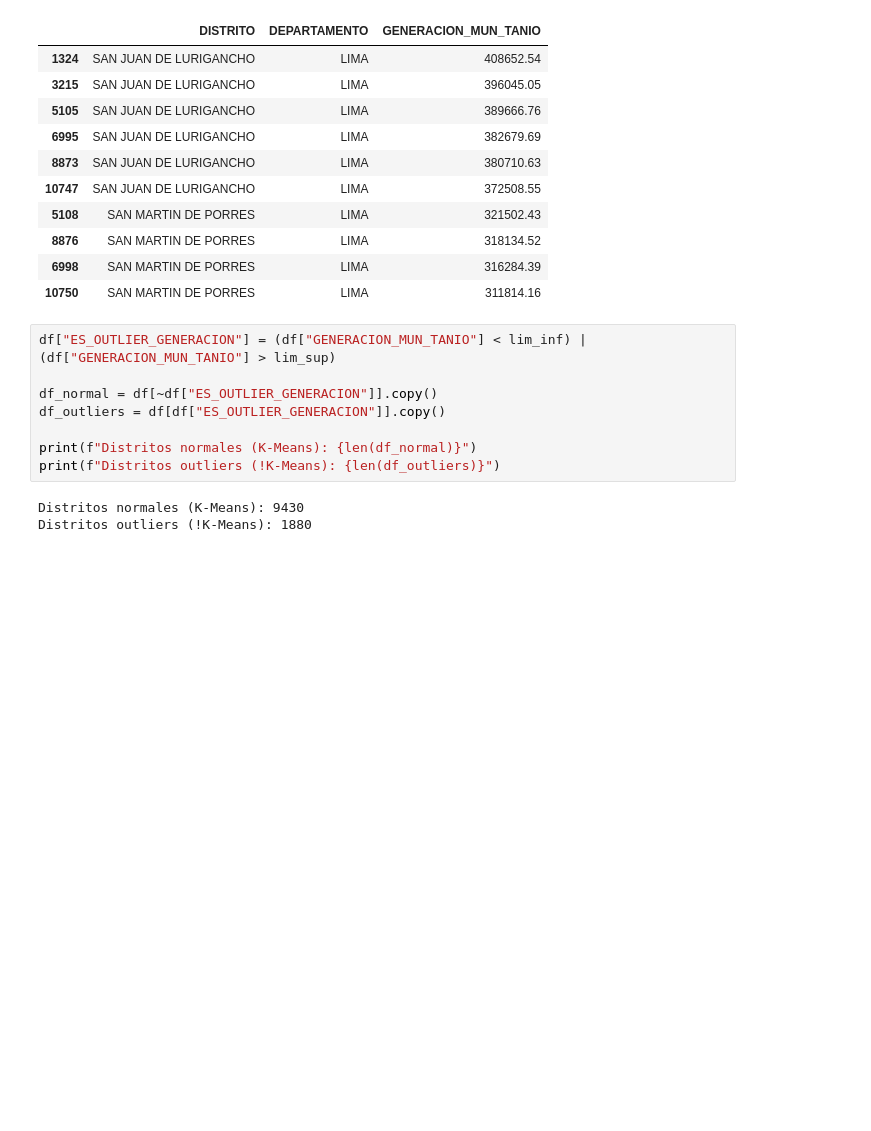
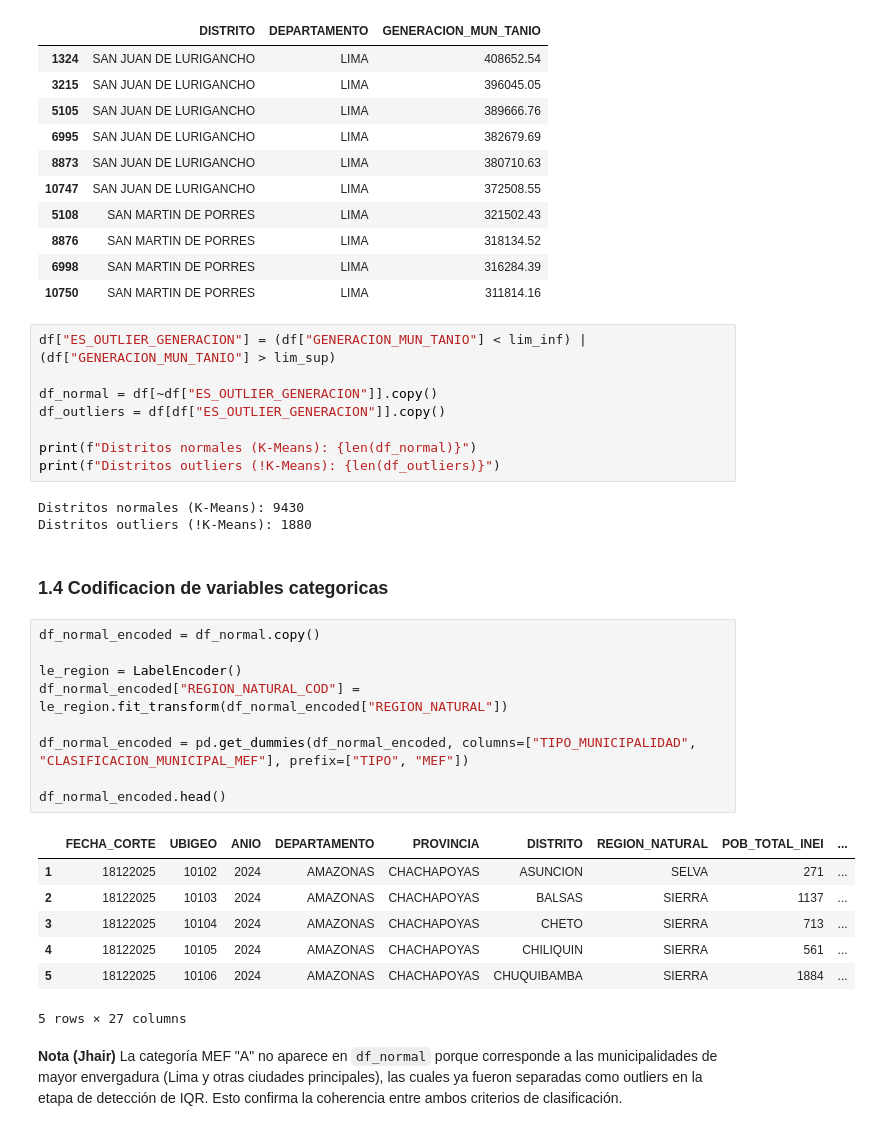
Before and after one commit to daJackLy/agente_residuos, a Jupyter notebook: agente_residuos.ipynb, the cells around one changed output. Cells and saved outputs as stored; diff of their text form; blank space fills up the shorter version.

```diff
--- a/agente_residuos.ipynb
+++ b/agente_residuos.ipynb
@@ -98,3 +98,27 @@ print(f"Distritos outliers (!K-Means): {len(df_outliers)}")
 # %% [output]
 Distritos normales (K-Means): 9430
 Distritos outliers (!K-Means): 1880
+# %% [markdown]
+### 1.4 Codificacion de variables categoricas
+# %%
+df_normal_encoded = df_normal.copy()
+
+le_region = LabelEncoder()
+df_normal_encoded["REGION_NATURAL_COD"] = le_region.fit_transform(df_normal_encoded["REGION_NATURAL"])
+
+df_normal_encoded = pd.get_dummies(df_normal_encoded, columns=["TIPO_MUNICIPALIDAD", "CLASIFICACION_MUNICIPAL_MEF"], prefix=["TIPO", "MEF"])
+
+df_normal_encoded.head()
+# %% [output]
+|  | FECHA_CORTE | UBIGEO | ANIO | DEPARTAMENTO | PROVINCIA | DISTRITO | REGION_NATURAL | POB_TOTAL_INEI | ... |
+| 1 | 18122025 | 10102 | 2024 | AMAZONAS | CHACHAPOYAS | ASUNCION | SELVA | 271 | ... |
+| 2 | 18122025 | 10103 | 2024 | AMAZONAS | CHACHAPOYAS | BALSAS | SIERRA | 1137 | ... |
+| 3 | 18122025 | 10104 | 2024 | AMAZONAS | CHACHAPOYAS | CHETO | SIERRA | 713 | ... |
+| 4 | 18122025 | 10105 | 2024 | AMAZONAS | CHACHAPOYAS | CHILIQUIN | SIERRA | 561 | ... |
+| 5 | 18122025 | 10106 | 2024 | AMAZONAS | CHACHAPOYAS | CHUQUIBAMBA | SIERRA | 1884 | ... |
+5 rows × 27 columns
+# %% [markdown]
+**Nota (Jhair)** La categoría MEF "A" no aparece en `df_normal` porque corresponde a las
+municipalidades de mayor envergadura (Lima y otras ciudades principales), las cuales
+ya fueron separadas como outliers en la etapa de detección de IQR. Esto confirma la
+coherencia entre ambos criterios de clasificación.
```
Also changed, not shown: parts of 5 cells of this notebook.
